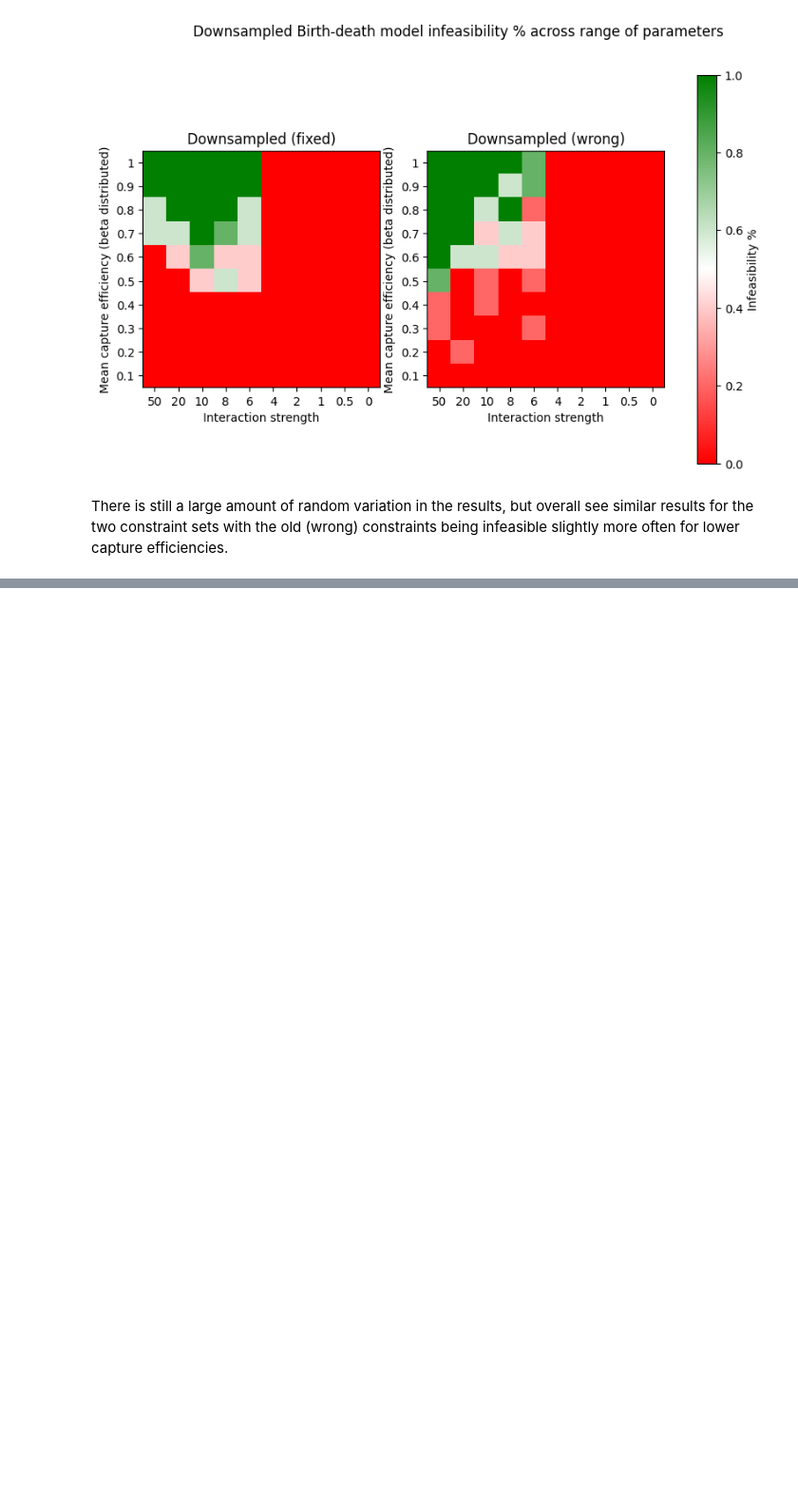
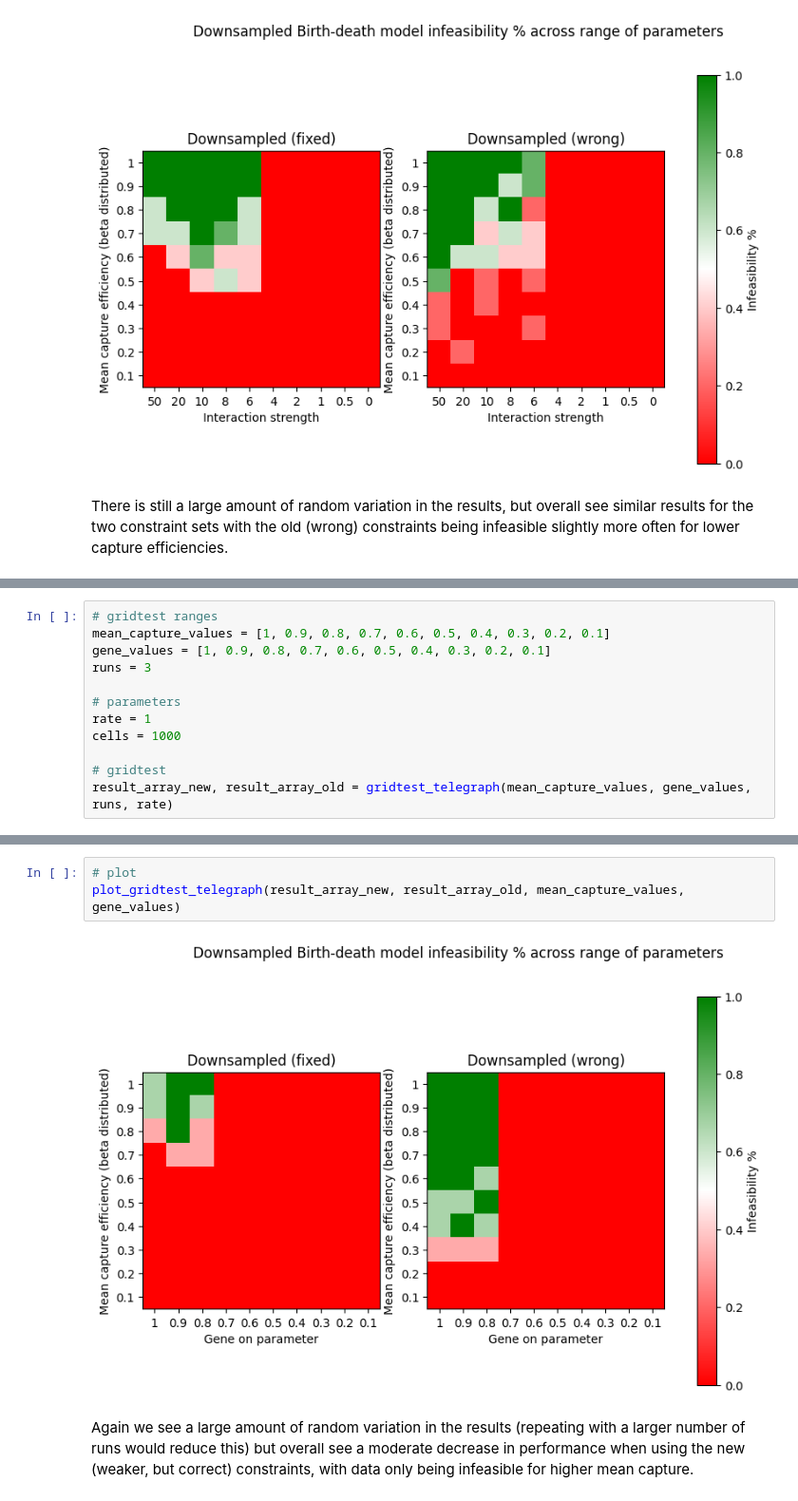
Before and after one commit to willjgh/M5R, a Jupyter notebook: Interaction/Observed-Scale/independence_fixes.ipynb, the cells around one changed output, grey strips where cells are left out. Shown at 95% size. Drawn from its saved outputs; the diff is of its cells as text; blank space fills up the shorter version.

```diff
--- a/Interaction/Observed-Scale/independence_fixes.ipynb
+++ b/Interaction/Observed-Scale/independence_fixes.ipynb
@@ -288,0 +578,12 @@ There is still a large amount of random variation in the results, but overall se
+# %%
+# gridtest ranges
+mean_capture_values = [1, 0.9, 0.8, 0.7, 0.6, 0.5, 0.4, 0.3, 0.2, 0.1]
+gene_values = [1, 0.9, 0.8, 0.7, 0.6, 0.5, 0.4, 0.3, 0.2, 0.1]
+runs = 3
+
+# parameters
+rate = 1
+cells = 1000
+
+# gridtest
+result_array_new, result_array_old = gridtest_telegraph(mean_capture_values, gene_values, runs, rate)
@@ -288,0 +652,7 @@ There is still a large amount of random variation in the results, but overall se
+# %%
+# plot
+plot_gridtest_telegraph(result_array_new, result_array_old, mean_capture_values, gene_values)
+# %% [output]
+[figure, added]
+# %% [markdown]
+Again we see a large amount of random variation in the results (repeating with a larger number of runs would reduce this) but overall see a moderate decrease in performance when using the new (weaker, but correct) constraints, with data only being infeasible for higher mean capture.
```
Also changed, not shown: parts of 26 cells of this notebook.
